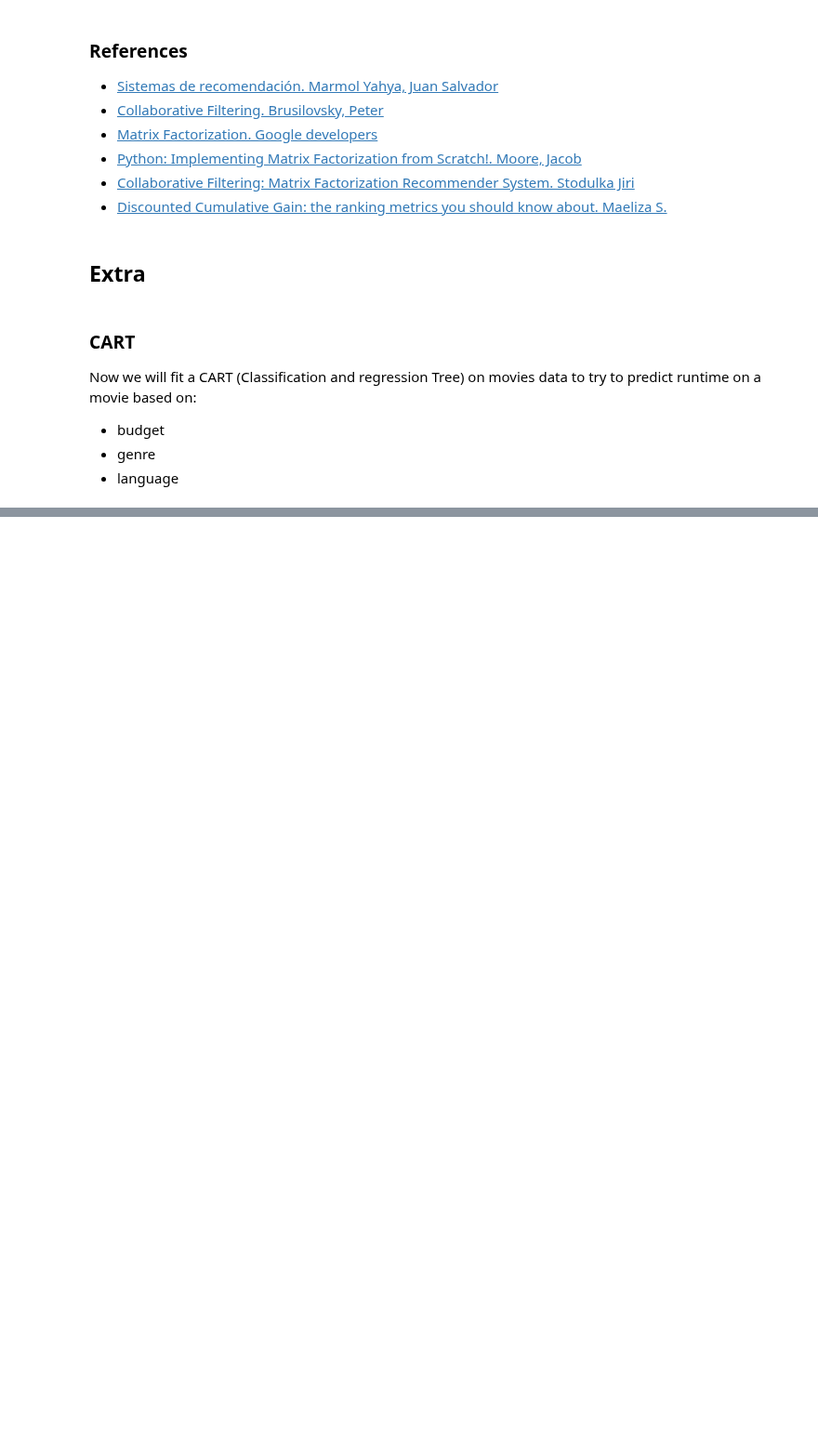
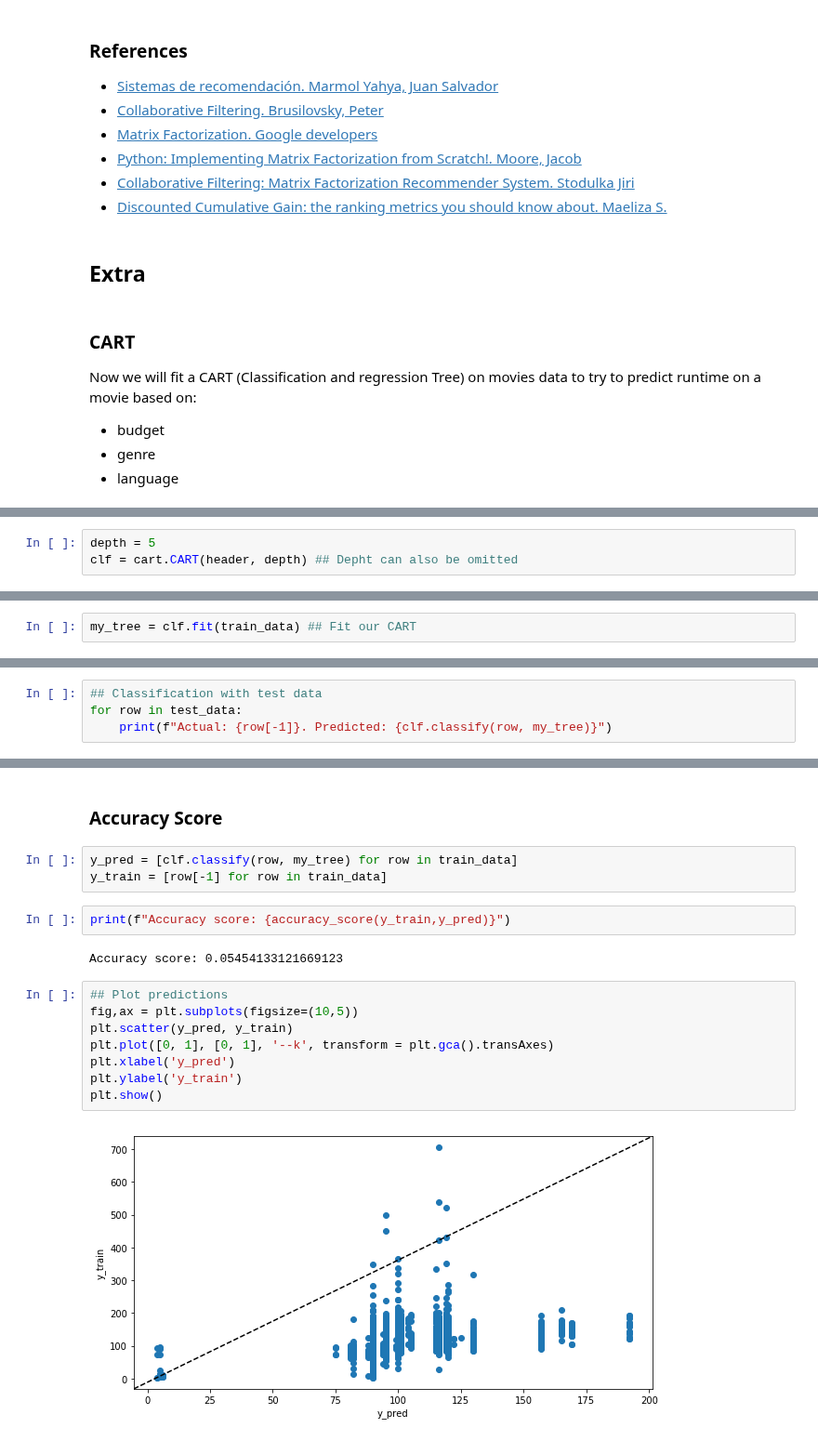
Before and after one commit to carlosgeovany/MachineLearning, a Jupyter notebook: RecommenderSystem.ipynb, the cells around one changed output, grey strips where cells are left out. Shown at 93% size. Cells and saved outputs as stored; diff of their text form; blank space fills up the shorter version.

Commit message:
improve CART

```diff
--- a/RecommenderSystem.ipynb
+++ b/RecommenderSystem.ipynb
@@ -583,0 +610,3 @@ Now we will fit a CART (Classification and regression Tree) on movies data to tr
+# %%
+depth = 5
+clf = cart.CART(header, depth) ## Depht can also be omitted
@@ -583,0 +621,2 @@ Now we will fit a CART (Classification and regression Tree) on movies data to tr
+# %%
+my_tree = clf.fit(train_data) ## Fit our CART
@@ -583,0 +645,4 @@ Now we will fit a CART (Classification and regression Tree) on movies data to tr
+# %%
+## Classification with test data
+for row in test_data:
+    print(f"Actual: {row[-1]}. Predicted: {clf.classify(row, my_tree)}")
@@ -583,0 +667,19 @@ Now we will fit a CART (Classification and regression Tree) on movies data to tr
+# %% [markdown]
+### Accuracy Score
+# %%
+y_pred = [clf.classify(row, my_tree) for row in train_data]
+y_train = [row[-1] for row in train_data]
+# %%
+print(f"Accuracy score: {accuracy_score(y_train,y_pred)}")
+# %% [output]
+Accuracy score: 0.05454133121669123
+# %%
+## Plot predictions
+fig,ax = plt.subplots(figsize=(10,5))
+plt.scatter(y_pred, y_train)
+plt.plot([0, 1], [0, 1], '--k', transform = plt.gca().transAxes)
+plt.xlabel('y_pred')
+plt.ylabel('y_train')
+plt.show()
+# %% [output]
+[figure, added]
```
Also changed, not shown: parts of 16 cells of this notebook.
